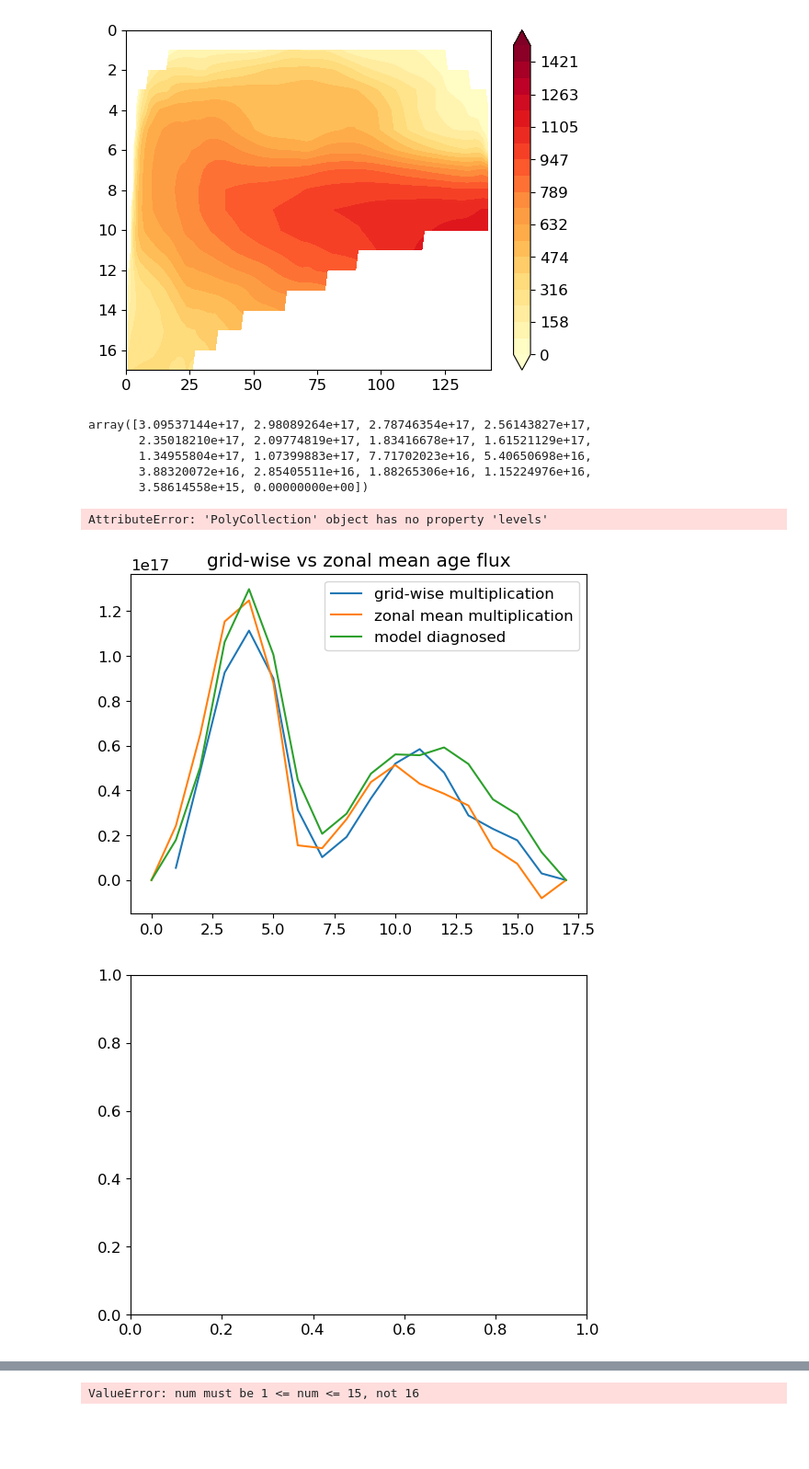
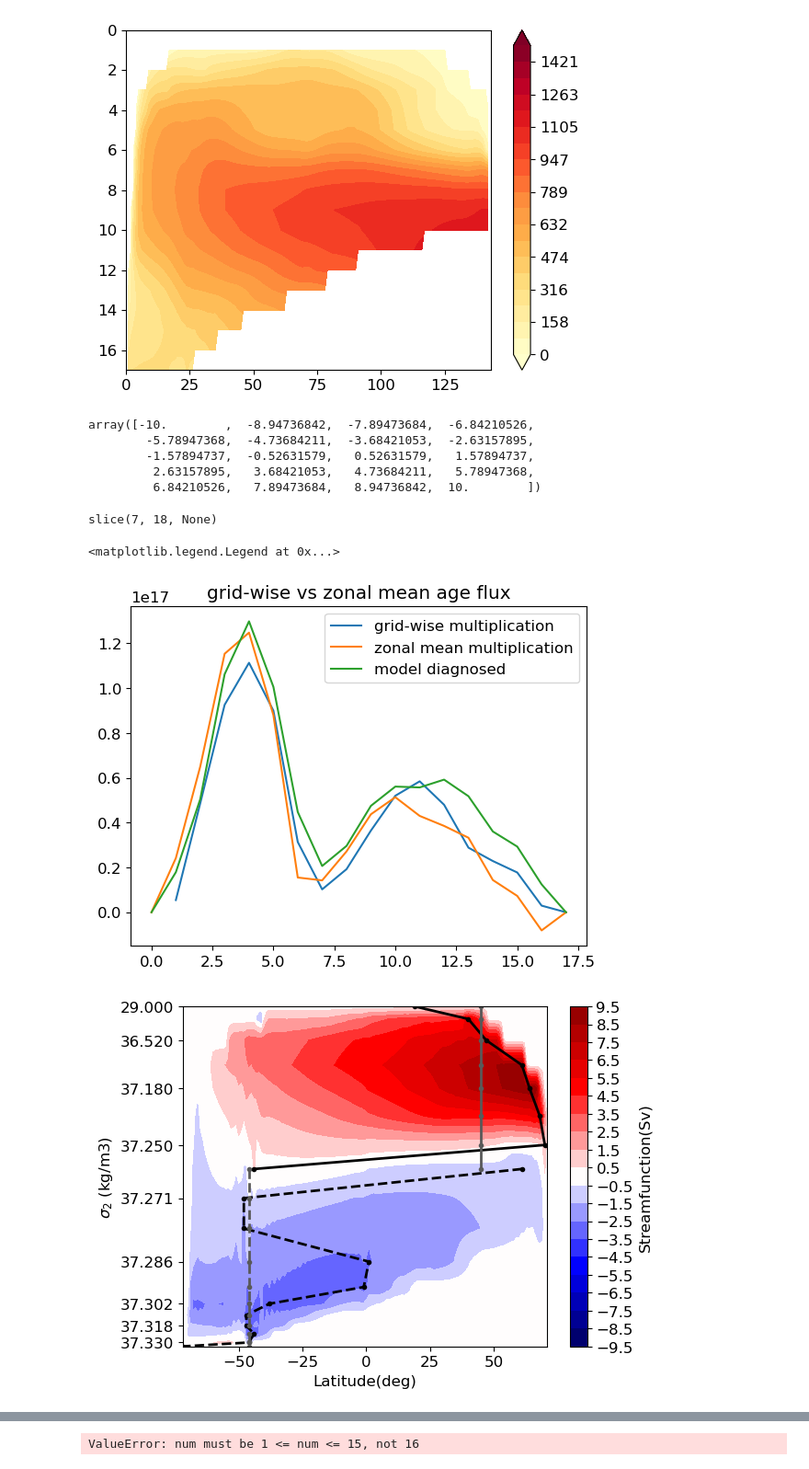
Before and after one commit to anthony-meza/test_age_framework, a Jupyter notebook: single_basin_production_figures.ipynb, the cells around one changed output, grey strips where cells are left out. Shown at 92% size. Saved outputs shown, nothing was run; the diff lists cells and outputs as text; code cells hidden in the pictures; blank space fills up the shorter version.

```diff
--- a/single_basin_production_figures.ipynb
+++ b/single_basin_production_figures.ipynb
@@ -752,19 +830,20 @@ Warning: theta_in may not be monotonically ascending/descending
 <matplotlib.colorbar.Colorbar at 0x...>
 [figure]
 [figure]
-# %%
-rA=dsGM2x.rA.copy()
-#(((z_layers.where(z_layers!=0)*rA.where(z_layers!=0)).sum('XC').sum('YC'))/((rA).sum('XC').sum('YC'))).sum('mylayer_1RHO_bounds')
-depth_layers_bottom=z_layers.cumsum('mylayer_1RHO_bounds')
-#depth_layers_bottom
-
-volbelow
-# %% [output]
-array([3.09537144e+17, 2.98089264e+17, 2.78746354e+17, 2.56143827e+17,
-       2.35018210e+17, 2.09774819e+17, 1.83416678e+17, 1.61521129e+17,
-       1.34955804e+17, 1.07399883e+17, 7.71702023e+16, 5.40650698e+16,
-       3.88320072e+16, 2.85405511e+16, 1.88265306e+16, 1.15224976e+16,
-       3.58614558e+15, 0.00000000e+00])
+# %%
+rA=dsGM2x.rA.copy()
+#(((z_layers.where(z_layers!=0)*rA.where(z_layers!=0)).sum('XC').sum('YC'))/((rA).sum('XC').sum('YC'))).sum('mylayer_1RHO_bounds')
+depth_layers_bottom=z_layers.cumsum('mylayer_1RHO_bounds')
+#depth_layers_bottom
+
+volbelow
+np.linspace(-10,10,20)
+# %% [output]
+array([-10.        ,  -8.94736842,  -7.89473684,  -6.84210526,
+        -5.78947368,  -4.73684211,  -3.68421053,  -2.63157895,
+        -1.57894737,  -0.52631579,   0.52631579,   1.57894737,
+         2.63157895,   3.68421053,   4.73684211,   5.78947368,
+         6.84210526,   7.89473684,   8.94736842,  10.        ])
 # %%
 ##calculating grid-wise total age flux
 ageflux_layers3D=age_layers_np_bounds*dia_layers_3D
@@ -788,8 +867,8 @@ volbelow[0:-1]=sumVol_rho
 
 plt.figure()
 #plt.subplot(1,2,1)
-#plt.contourf(dsGM2x.YG,volbelow, PsiX_layers_zonalsum.T/1e6,levels=np.linspace(-10,10,20),vmin=-10,vmax=10,cmap='seismic')
-plt.pcolor(dsGM2x.YG,volbelow, PsiX_layers_zonalsum.T/1e6,vmin=-10,vmax=10,cmap='seismic')
+plt.contourf(dsGM2x.YG,volbelow, PsiX_layers_zonalsum.T/1e6,levels=np.linspace(-9.5,9.5,20),vmin=-10,vmax=10,cmap='seismic')
+#plt.pcolor(dsGM2x.YG,volbelow, PsiX_layers_zonalsum.T/1e6,vmin=-10,vmax=10,cmap='seismic')
 
 #plt.gca().invert_yaxis()
 
@@ -801,9 +880,9 @@ streamflux_upper=PsiX_layers_zonalsum.max('YG')/1e6
 streamflux_lower=PsiX_layers_zonalsum.min('YG')/1e6
 slice_up=slice(0,8)
 slice_down=slice(7,Nlayersbin)
-plt.plot(maxlats[slice_up],np.arange(Nlayersbin)[slice_up],'.-k',linewidth=2)
+plt.plot(maxlats[slice_up],volbelow[slice_up],'.-k',linewidth=2)
 print(slice_down)
-plt.plot(minlats[slice_down],np.arange(Nlayersbin)[slice_down],'.--k',linewidth=2)
+plt.plot(minlats[slice_down],volbelow[slice_down],'.--k',linewidth=2)
 
 
 #YGindex=0*dsGM2x.YG+np.arange(len(dsGM2x.YG))
@@ -815,11 +894,12 @@ maxidslat40=(latidxr.mean('XC').sel(YC=45.5)).astype(int)
 minidslat40=(latidxr.mean('XC').sel(YC=-45.5)).astype(int)
 maxlats=dsGM2x.YG[maxidslat40]
 minlats=dsGM2x.YG[minidslat40]
-plt.plot(maxlats[slice_up],np.arange(Nlayersbin)[slice_up],'.-',c='0.35',linewidth=2)
-plt.plot(minlats[slice_down],np.arange(Nlayersbin)[slice_down],'.--',c='0.35',linewidth=2)
+plt.plot(maxlats[slice_up],volbelow[slice_up],'.-',c='0.35',linewidth=2)
+plt.plot(minlats[slice_down],volbelow[slice_down],'.--',c='0.35',linewidth=2)
 plt.xlabel('Latitude(deg)')
-plt.ylabel('layerid')
-plt.colorbar()
+plt.ylabel('$\sigma_2$ (kg/m3)')
+plt.colorbar(ticks=np.linspace(-9.5,9.5,20),label='Streamfunction(Sv)')
+plt.clim(-10,10)
 ylabels_layer= [f"{x:.3f}" for x in layers1_bounds[::2]]
 plt.yticks(volbelow[::2], ylabels_layer)
 
@@ -856,33 +936,34 @@ upage_area=(agez_layers_np_bounds_xr*rA).where(mask).sum('XC').sum('YC')/(z_laye
 mask=downmask.copy()
 downage_area=(agez_layers_np_bounds_xr*rA).where(mask).sum('XC').sum('YC')/(z_layers_np_bounds_xr*rA).where(mask).sum('XC').sum('YC')
 plt.plot((-totalageflux_inverted/(upage_area-downage_area)/1e6)[slice_down],volbelow[slice_down],'.--b')
 ##
 upmask=latidxr<maxidslat40
 downmask=latidxr>=maxidslat40
 rA=dsGM2x.rA.copy()
 mask=upmask.copy()
 upage_area=(agez_layers_np_bounds_xr*rA).where(mask).sum('XC').sum('YC')/(z_layers_np_bounds_xr*rA).where(mask).sum('XC').sum('YC')
 mask=downmask.copy()
 downage_area=(agez_layers_np_bounds_xr*rA).where(mask).sum('XC').sum('YC')/(z_layers_np_bounds_xr*rA).where(mask).sum('XC').sum('YC')
 plt.plot(((totalageflux_inverted/(upage_area-downage_area)/1e6)).fillna(0)[slice_up],volbelow[slice_up],'.-r',linewidth=2,label='45$^\circ$')
 #print((downage_area))
 
 upmask=latidxr>=minidslat40
 downmask=latidxr<minidslat40
 
 rA=dsGM2x.rA.copy()
 mask=upmask.copy()
 upage_area=(agez_layers_np_bounds_xr*rA).where(mask).sum('XC').sum('YC')/(z_layers_np_bounds_xr*rA).where(mask).sum('XC').sum('YC')
 mask=downmask.copy()
 downage_area=(agez_layers_np_bounds_xr*rA).where(mask).sum('XC').sum('YC')/(z_layers_np_bounds_xr*rA).where(mask).sum('XC').sum('YC')
 plt.plot((-totalageflux_inverted/(upage_area-downage_area)/1e6)[slice_down],volbelow[slice_down],'.--r')
 ylabels_layer= [f"{x:.3f}" for x in layers1_bounds[::2]]
 plt.yticks(volbelow[::2], ylabels_layer)
 #plt.gca().invert_yaxis()
 plt.xlabel('Diapycnal Overturning(Sv)')
-plt.ylabel('layerid')
+plt.ylabel('$\sigma_2$ (kg/m3)')
 plt.legend()
 # %% [output]
-AttributeError: 'PolyCollection' object has no property 'levels'
+slice(7, 18, None)
+<matplotlib.legend.Legend at 0x...>
 [figure]
-[figure, old version]
+[figure, new version]
```
Also changed, not shown: parts of 11 cells of this notebook.
